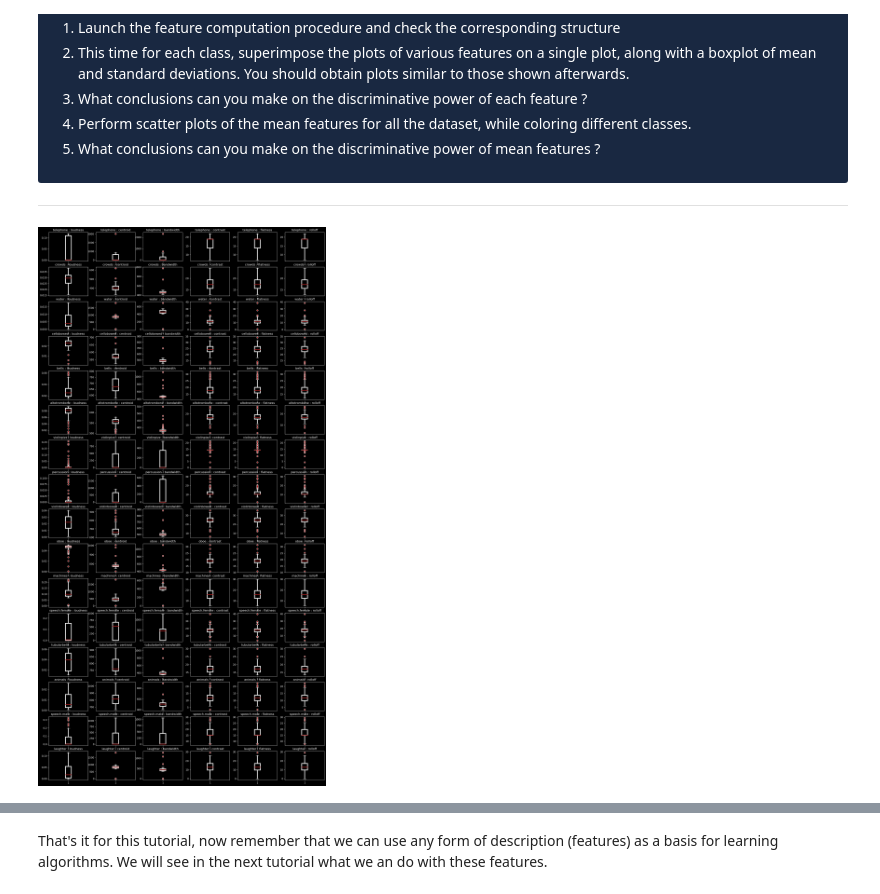
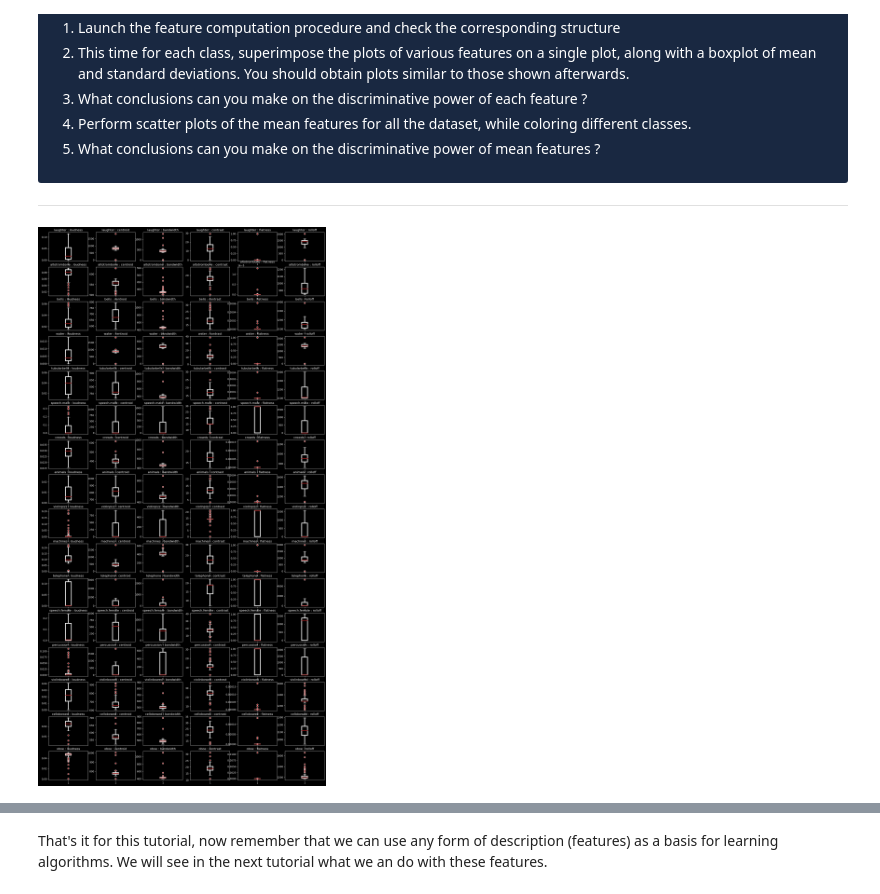
Before and after one commit to Jovillios/creative_ml, a Jupyter notebook: 01a_machine_learning.ipynb, the cells around one changed output, grey strips where cells are left out. Cells and saved outputs as stored; diff of their text form; code cells hidden in the pictures.

```diff
--- a/01a_machine_learning.ipynb
+++ b/01a_machine_learning.ipynb
@@ -411,13 +411,20 @@ def gradient_descent(key, x, y, lr=0.05, n_iter=1000):
     k_0, k_1 = random.split(key, 2)
     w_0 = random.normal(k_0, (1,))
     w_1 = random.normal(k_1, (1,))
+    weights_history = np.zeros((n_iter + 1, 1));
+    bias_history[0] = np.zeros((n_iter + 1, 1));
+    weights_history[0] = w_1
+    bias_history = w_0
     loss_history = []
-    for _ in range(n_iter):
+    for i in range(n_iter):
         gradients = grad_loss_function(x, y, w_1, w_0)
         #print(gradients[0])
         w_1 -= lr * gradients[0]
         w_0 -= lr * gradients[1]
+        weights_history[i + 1] = w_1
+        bias_history[i + 1] = W_0
         loss_history.append(loss_function(x, y, w_1, w_0))
+
     return w_1, w_0, loss_history
 
 key_gd, key = random.split(key, 2)
@@ -554,13 +563,14 @@ def gradient_descent(x, y, n_iter, lr):
     w = np.random.randn(2)
     b = np.random.randn()
 
-    loss_history = []
+    w_history = np.zeros((n_iter, 2))
+    b_history = np.zeros((n_iter, 1))
+
+    loss_history = np.zeros((n_iter,1))
     # Perform gradient descent
     for i in range(n_iter):
         # Compute loss
         loss = hing_loss(x, y, w, b)
-
-        loss_history.append(loss)
 
         if loss == 0 :
             break
@@ -573,4 +583,9 @@ def gradient_descent(x, y, n_iter, lr):
         w -= lr * dw
         b -= lr * db
 
-    return w, b, loss_history
+        # Save values
+        loss_history[i] = loss
+        w_history[i] = w
+        b_history[i] = b
+
+    return w, b, loss_history, w_history, b_history
@@ -577,4 +602,5 @@ def gradient_descent(x, y, n_iter, lr):
 # %%
 x = x_data
 y = y_classes
-w_numpy, b_numpy, loss_history = gradient_descent(x,y,n_iter,lr)
+w_numpy, b_numpy, loss_history_numpy, w_history_numpy, b_history_numpy = gradient_descent(x,y,n_iter,lr)
+center_plot(plot_classification(x, y, w_numpy, b_numpy, "Numpy decision boundary", "green"))
@@ -619,6 +647,7 @@ def gradient_descent_jax(key, x, y, lr=0.1, n_iter=1000):
             break
     return w, b, loss_history
 
+key = random.PRNGKey(23)
 key_gd, key = random.split(key, 2)
 w_jax, b_jax, loss_history = gradient_descent_jax(key_gd, x, y)
 print("Gradient Descent coefficients:", w_jax, b_jax)
@@ -1118,36 +1147,36 @@ flierprops = dict(markeredgecolor='white', markerfacecolor='firebrick')
 plt.style.use('dark_background')
 n = train_dataset.num_classes
 figure, axis = plt.subplots(n, 6, figsize=[20,40])
 
 for i in range(n) :
     k = train_dataset.labels.index(i)
     loudness = train_dataset.feature(k, "loudness")
     centroid = train_dataset.feature(k, "centroid")
     bandwidth = train_dataset.feature(k, "bandwidth")
     contrast = train_dataset.feature(k, "contrast")
     flatness = train_dataset.feature(k, "flatness")
     rolloff = train_dataset.feature(k, "rolloff")
 
     class_name = train_dataset.labels_names[i]
     def plot_feature(feature, axis, i, j) :
         axis[i,j].boxplot(feature[0],boxprops=boxprops,whiskerprops=whiskerprops,medianprops=medianprops,flierprops=flierprops)
 
     plot_feature(loudness, axis, i, 0)
     axis[i,0].set_title(f'{class_name} : loudness')
     plot_feature(centroid, axis, i, 1)
     axis[i,1].set_title(f'{class_name} : centroid')
     plot_feature(bandwidth, axis, i, 2)
     axis[i,2].set_title(f'{class_name} : bandwidth')
     plot_feature(contrast, axis, i, 3)
     axis[i,3].set_title(f'{class_name} : contrast')
-    plot_feature(contrast, axis, i, 4)
+    plot_feature(flatness, axis, i, 4)
     axis[i,4].set_title(f'{class_name} : flatness')
-    plot_feature(contrast, axis, i, 5)
+    plot_feature(rolloff, axis, i, 5)
     axis[i,5].set_title(f'{class_name} : rolloff')
 
 ######################
 # %% [output]
-[figure, old version]
+[figure, new version]
 # %% [markdown]
 <div markdown="1" style="color:white; background-color: #4d004d; border-color: #ff00ff">
 
```
Also changed, not shown: parts of 21 cells of this notebook, 3 other files.
